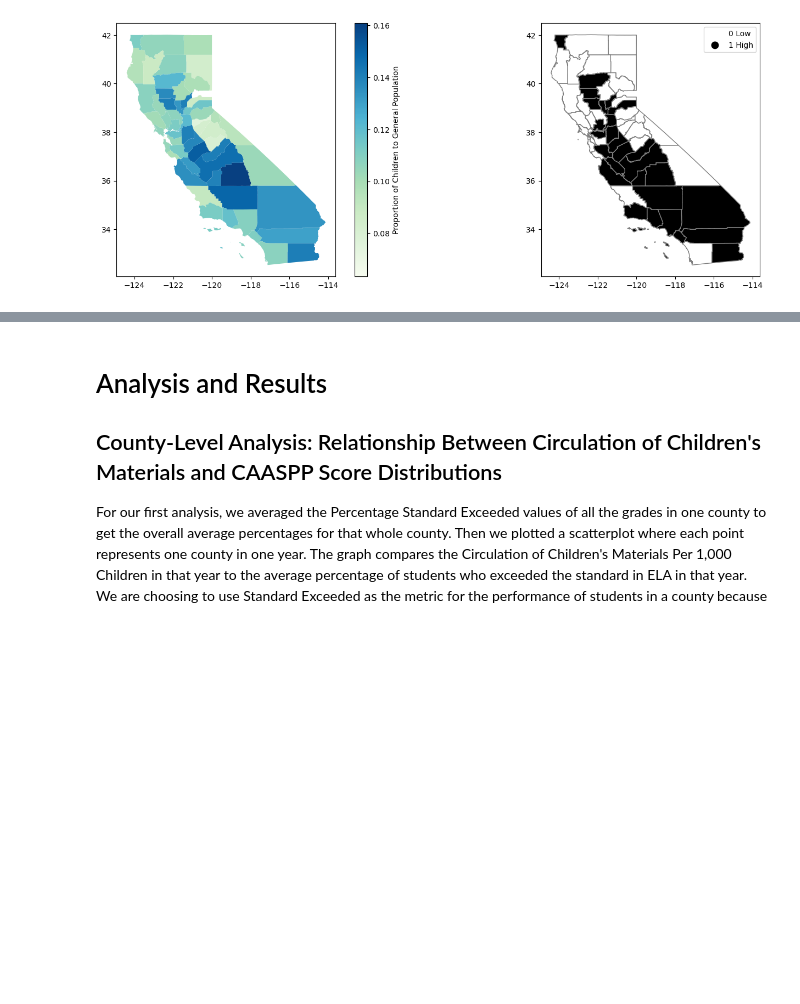
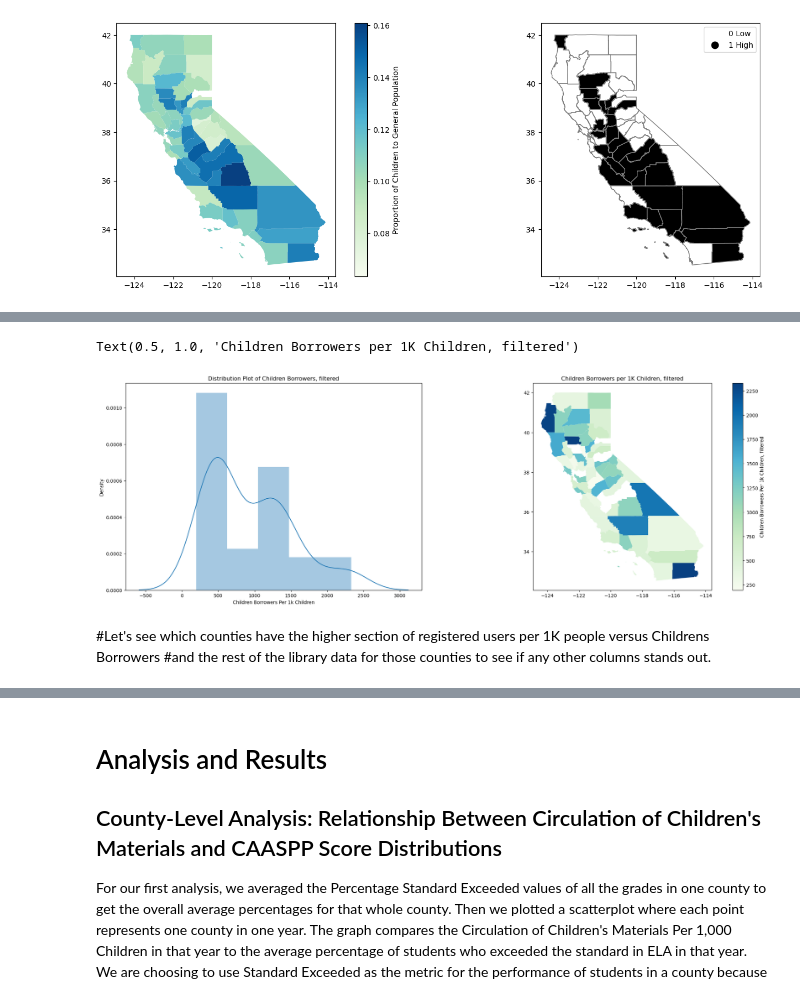
Before and after one commit to KaitlynChou/COGS-108-Project, a Jupyter notebook: FinalProject_Group057_WI24.ipynb, the cells around one changed output, grey strips where cells are left out. Saved outputs shown, nothing was run; the diff lists cells and outputs as text; code cells hidden in the pictures; blank space fills up the shorter version.

```diff
--- a/FinalProject_Group057_WI24.ipynb
+++ b/FinalProject_Group057_WI24.ipynb
@@ -598,0 +624,20 @@ p-value: 0.001
+# %%
+#checking distribution if we only look at the lower half of the Childrens Borrowers
+FIPS_data_filtered = FIPS_data[FIPS_data['Children Borrowers Per 1k Children'] < 4000]
+
+fig, axes = plt.subplots(1, 2, figsize=(25, 8))
+
+sns.distplot(FIPS_data_filtered['Children Borrowers Per 1k Children'], ax=axes[0])
+
+divider = make_axes_locatable(axes[1])
+FIPS_data_filtered.plot(column='Children Borrowers Per 1k Children', ax=axes[1], cmap='GnBu', legend=True,
+               legend_kwds={"label": "Children Borrowers Per 1k Children, filtered", "orientation": "vertical"});
+
+axes[0].set_title("Distribution Plot of Children Borrowers, filtered")
+axes[1].set_title("Children Borrowers per 1K Children, filtered")
+# %% [output]
+Text(0.5, 1.0, 'Children Borrowers per 1K Children, filtered')
+[figure, added]
+# %% [markdown]
+#Let's see which counties have the higher section of registered users per 1K people versus Childrens Borrowers
+#and the rest of the library data for those counties to see if any other columns stands out.
```
Also changed, not shown: parts of 16 cells of this notebook.
